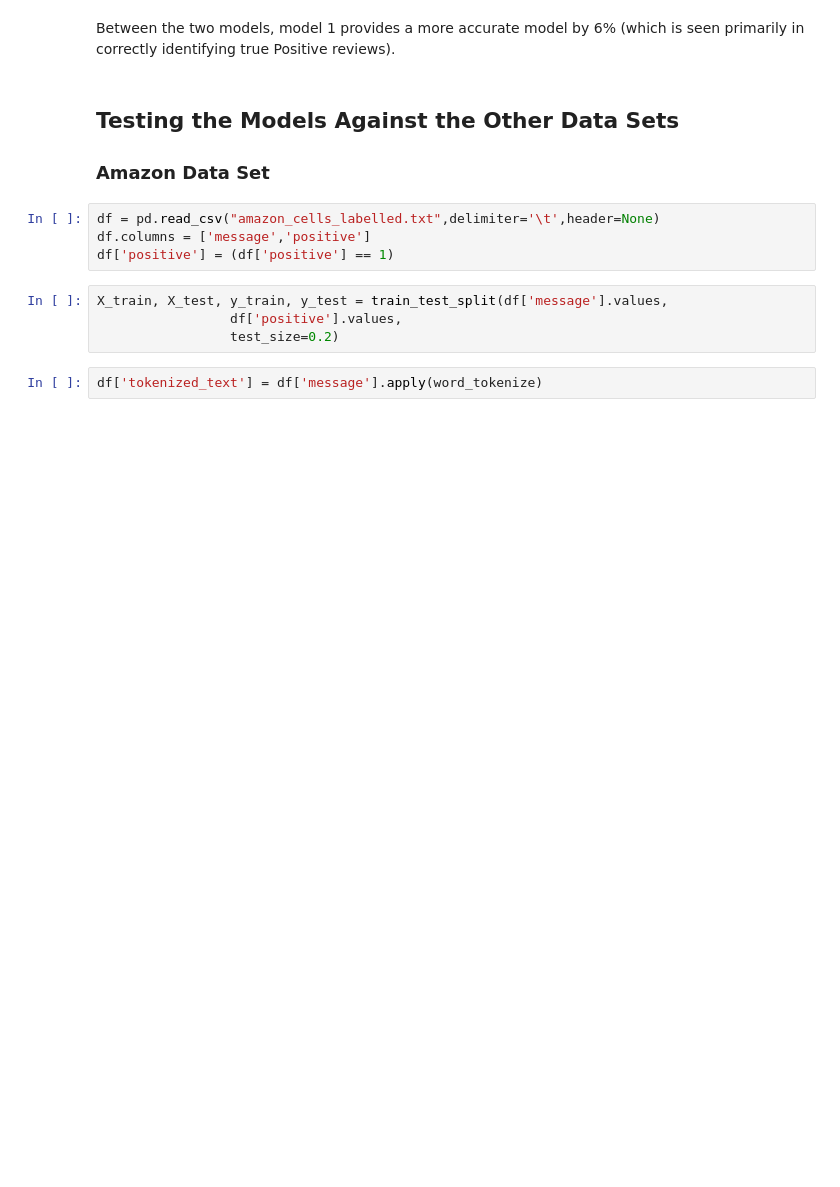
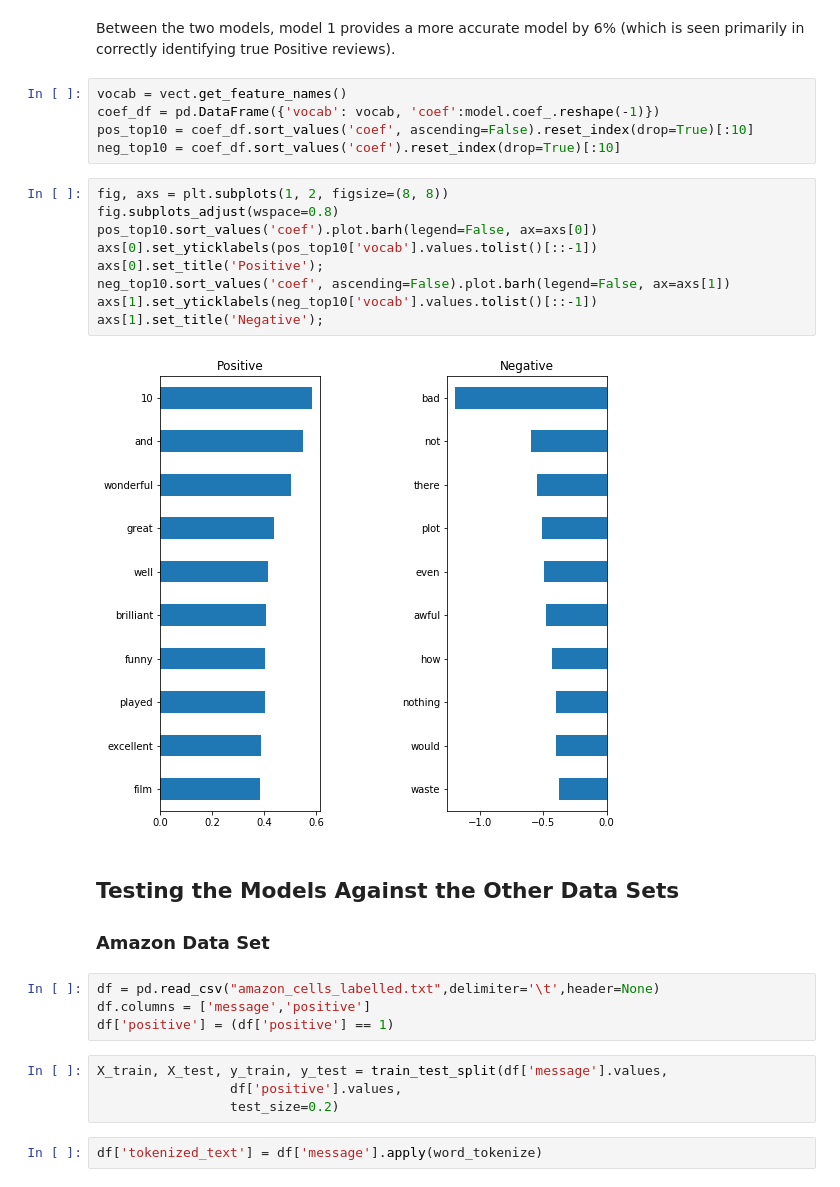
Before and after one commit to paulbenschmidt/thinkful-coursework, a Jupyter notebook: 2.2.7 Drill - Feedback Analysis (Naive Bayes).ipynb, the cells around one changed output. Cells and saved outputs as stored; diff of their text form; blank space fills up the shorter version.

```diff
--- a/2.2.7 Drill - Feedback Analysis (Naive Bayes).ipynb
+++ b/2.2.7 Drill - Feedback Analysis (Naive Bayes).ipynb
@@ -118,5 +118,21 @@ plt.show()
 # %% [markdown]
 Between the two models, model 1 provides a more accurate model by 6% (which is seen primarily in correctly identifying true Positive reviews).
+# %%
+vocab = vect.get_feature_names()
+coef_df = pd.DataFrame({'vocab': vocab, 'coef':model.coef_.reshape(-1)})
+pos_top10 = coef_df.sort_values('coef', ascending=False).reset_index(drop=True)[:10]
+neg_top10 = coef_df.sort_values('coef').reset_index(drop=True)[:10]
+# %%
+fig, axs = plt.subplots(1, 2, figsize=(8, 8))
+fig.subplots_adjust(wspace=0.8)
+pos_top10.sort_values('coef').plot.barh(legend=False, ax=axs[0])
+axs[0].set_yticklabels(pos_top10['vocab'].values.tolist()[::-1])
+axs[0].set_title('Positive');
+neg_top10.sort_values('coef', ascending=False).plot.barh(legend=False, ax=axs[1])
+axs[1].set_yticklabels(neg_top10['vocab'].values.tolist()[::-1])
+axs[1].set_title('Negative');
+# %% [output]
+[figure, added]
 # %% [markdown]
 ## Testing the Models Against the Other Data Sets
 ### Amazon Data Set
```
Also changed, not shown: parts of 6 cells of this notebook.
